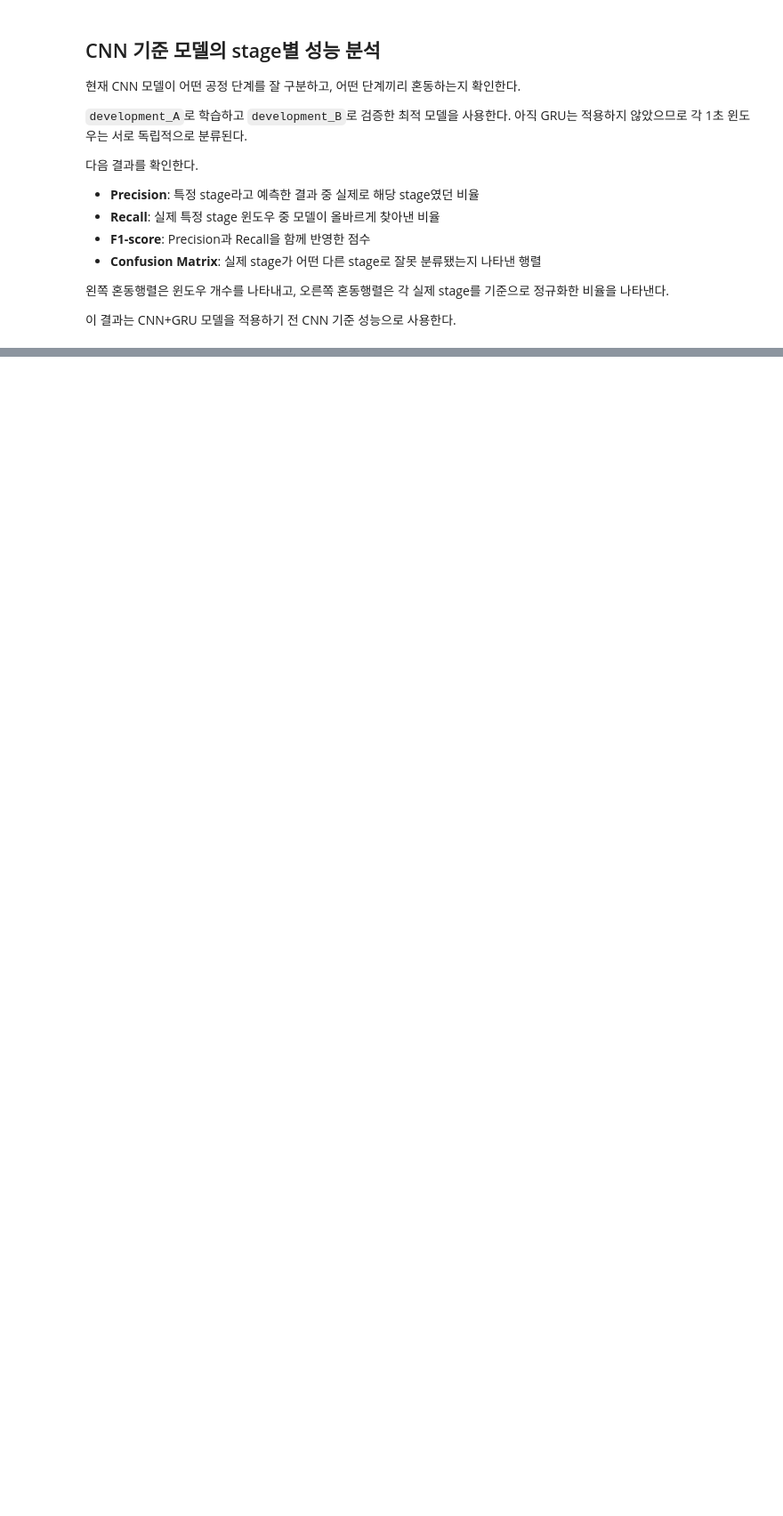
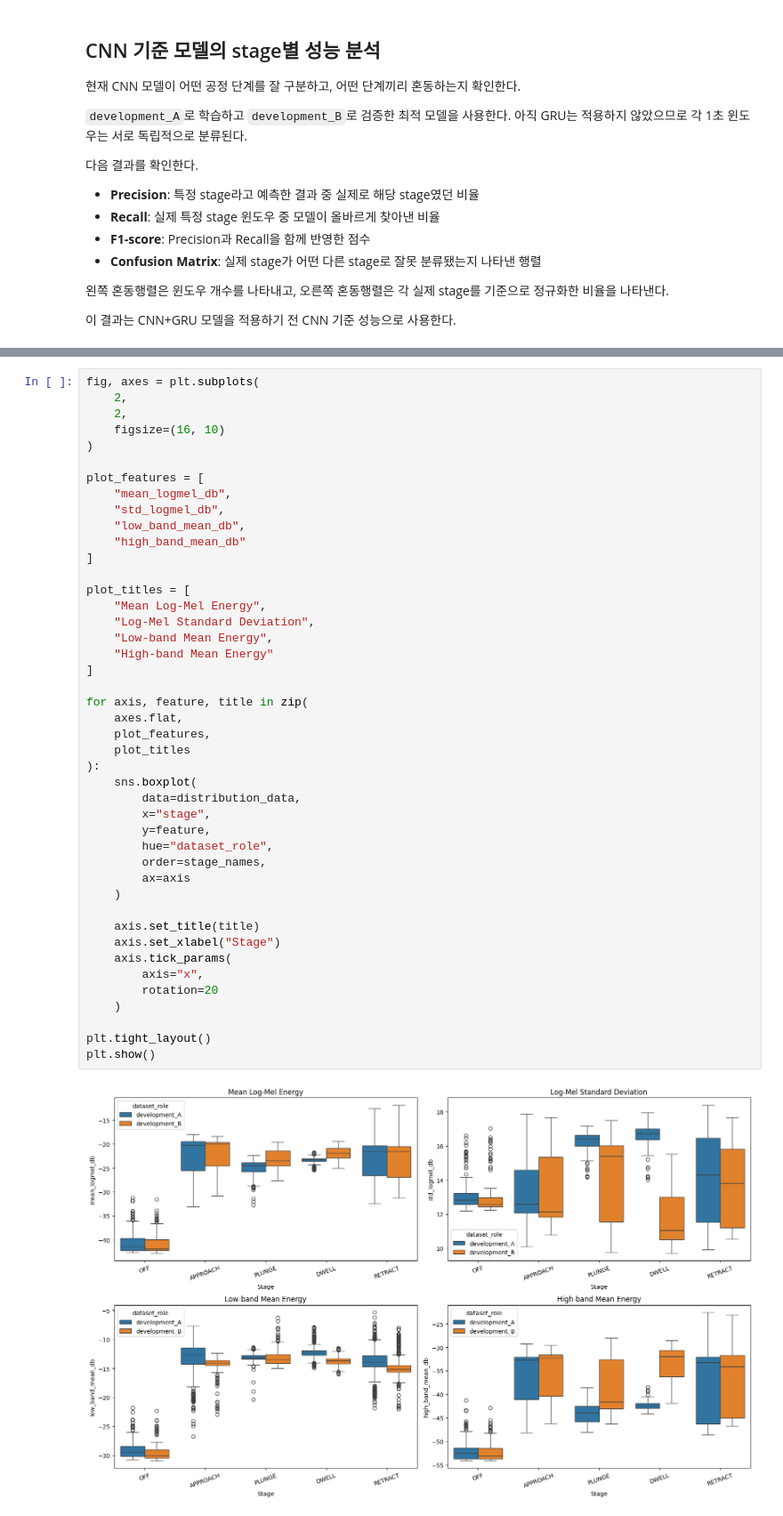
Before and after one commit to tnwlvos/Purdue-AI-education-Muchine-Learning-, a Jupyter notebook: FSSW_Audio_Classification.ipynb, the cells around one changed output, grey strips where cells are left out. Shown at 89% size. Drawn from its saved outputs; the diff is of its cells as text; blank space fills up the shorter version.

```diff
--- a/FSSW_Audio_Classification.ipynb
+++ b/FSSW_Audio_Classification.ipynb
@@ -2462,0 +4766,46 @@ NameError: name 'valid_loader' is not defined
+# %%
+fig, axes = plt.subplots(
+    2,
+    2,
+    figsize=(16, 10)
+)
+
+plot_features = [
+    "mean_logmel_db",
+    "std_logmel_db",
+    "low_band_mean_db",
+    "high_band_mean_db"
+]
+
+plot_titles = [
+    "Mean Log-Mel Energy",
+    "Log-Mel Standard Deviation",
+    "Low-band Mean Energy",
+    "High-band Mean Energy"
+]
+
+for axis, feature, title in zip(
+    axes.flat,
+    plot_features,
+    plot_titles
+):
+    sns.boxplot(
+        data=distribution_data,
+        x="stage",
+        y=feature,
+        hue="dataset_role",
+        order=stage_names,
+        ax=axis
+    )
+
+    axis.set_title(title)
+    axis.set_xlabel("Stage")
+    axis.tick_params(
+        axis="x",
+        rotation=20
+    )
+
+plt.tight_layout()
+plt.show()
+# %% [output]
+[figure, added]
```
Also changed, not shown: parts of 27 cells of this notebook.
